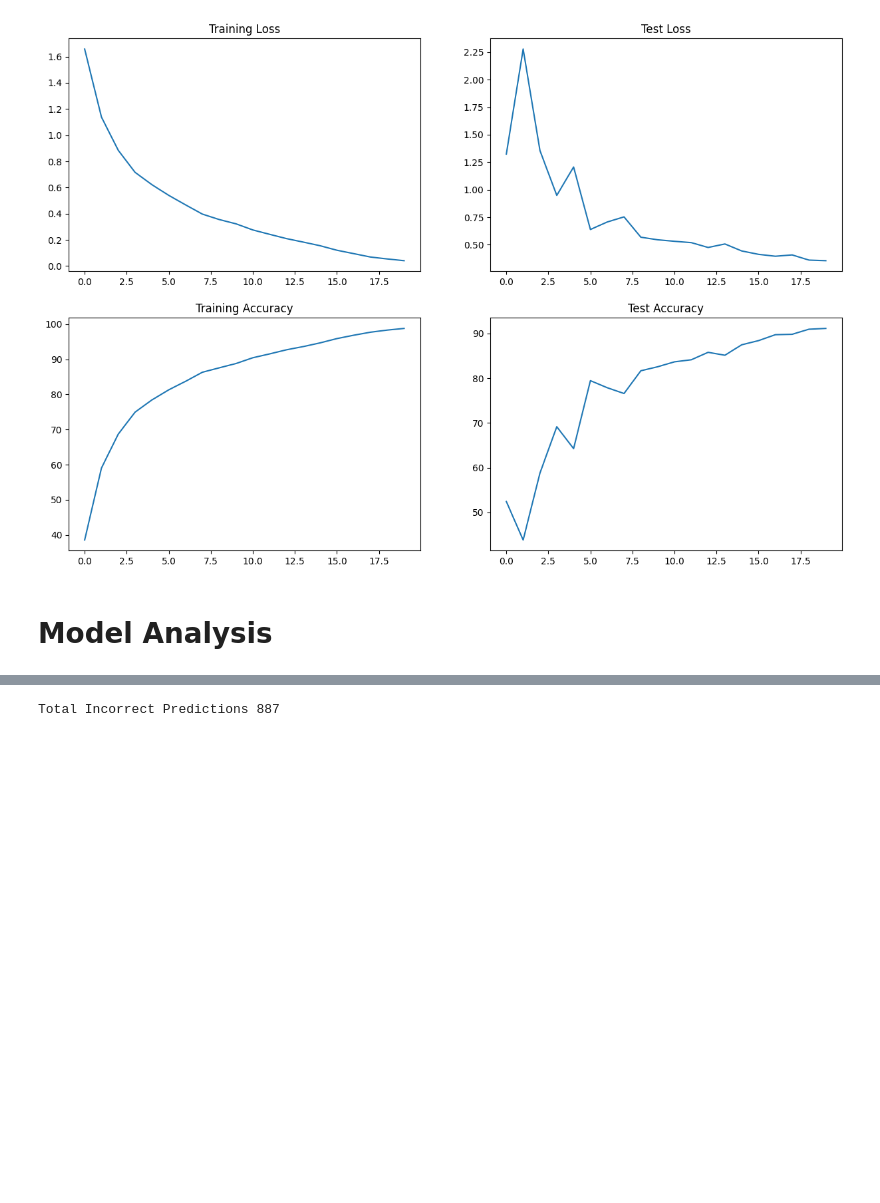
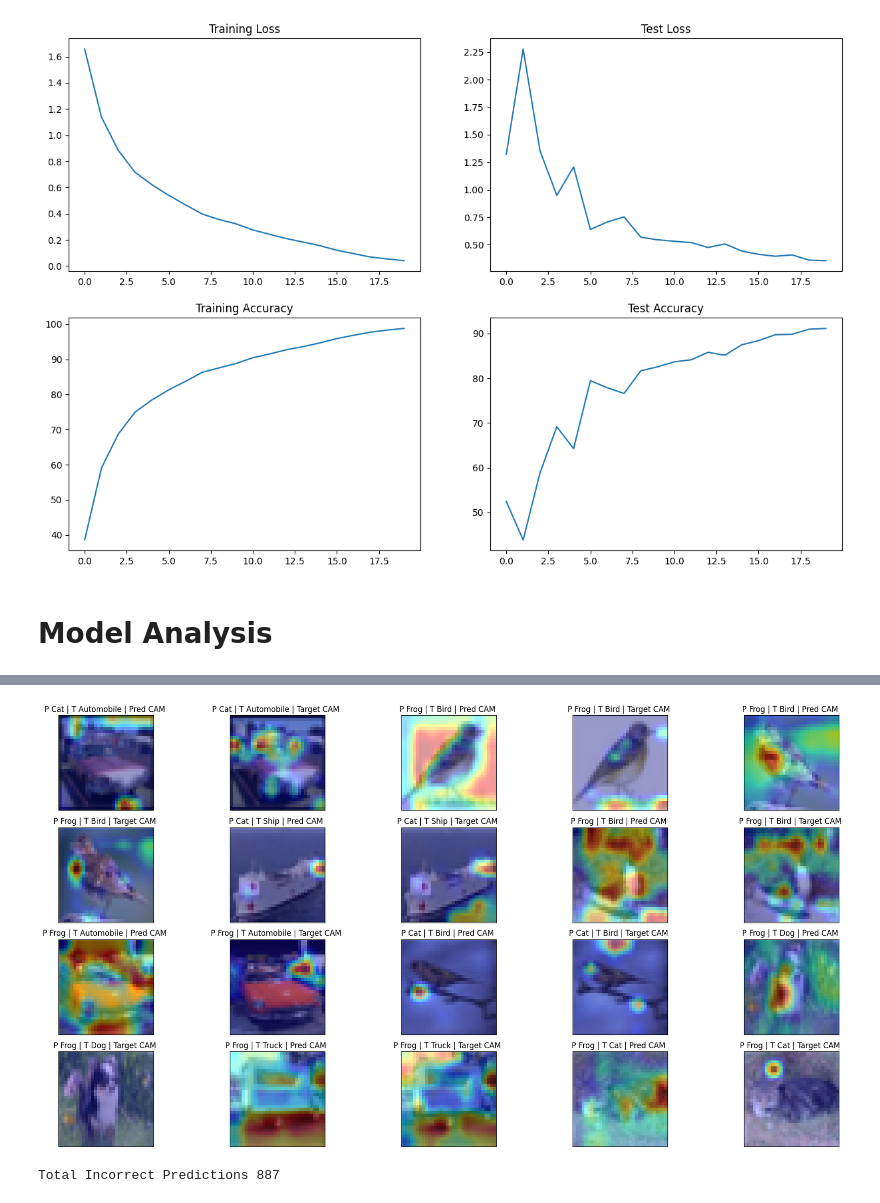
Before and after one commit to Madhur-1/ERA-v1, a Jupyter notebook: S11/Net.ipynb, the cells around one changed output, grey strips where cells are left out. Saved outputs shown, nothing was run; the diff lists cells and outputs as text; code cells hidden in the pictures; blank space fills up the shorter version.

```diff
--- a/S11/Net.ipynb
+++ b/S11/Net.ipynb
@@ -221,3 +228,9 @@ plot_confusion_matrix(all_labels, all_preds, classes=CLASSES)
+# %%
+from Utilities.visualize import plot_grad_cam_misclassified
+
+plot_grad_cam_misclassified(model, incorrect, CLASSES, device)
+# %% [output]
+[figure, added]
 # %%
 from Utilities.visualize import plot_incorrect_preds
 
```
Also changed, not shown: parts of 3 cells of this notebook, 2 other files.
